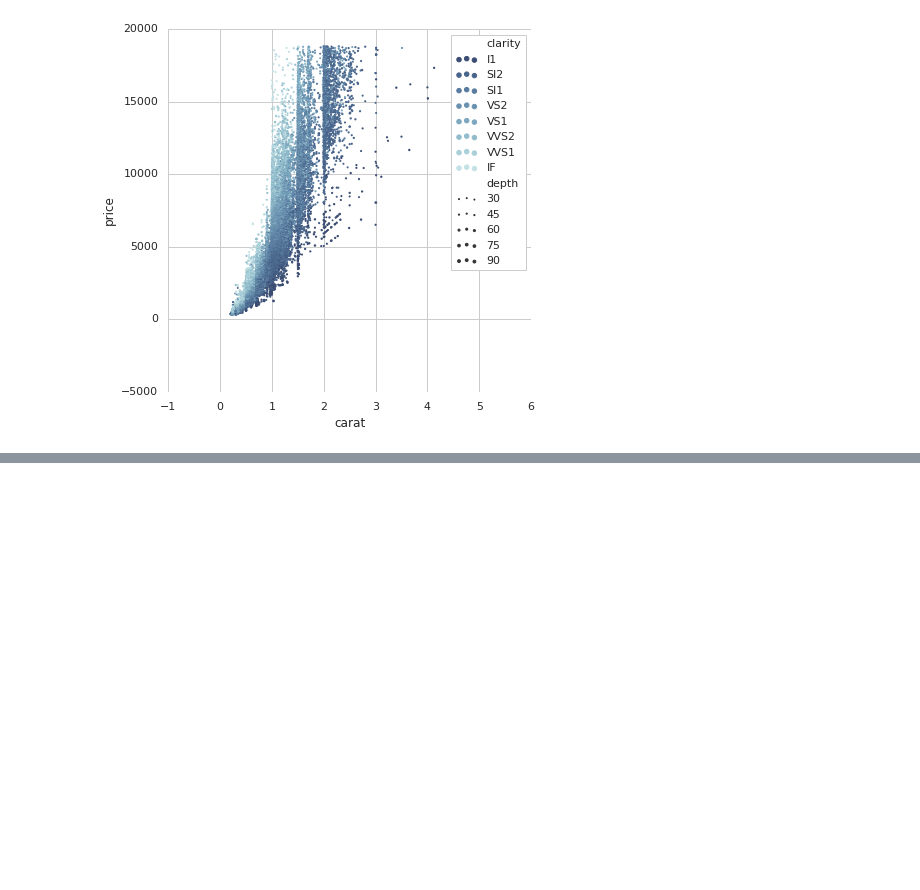
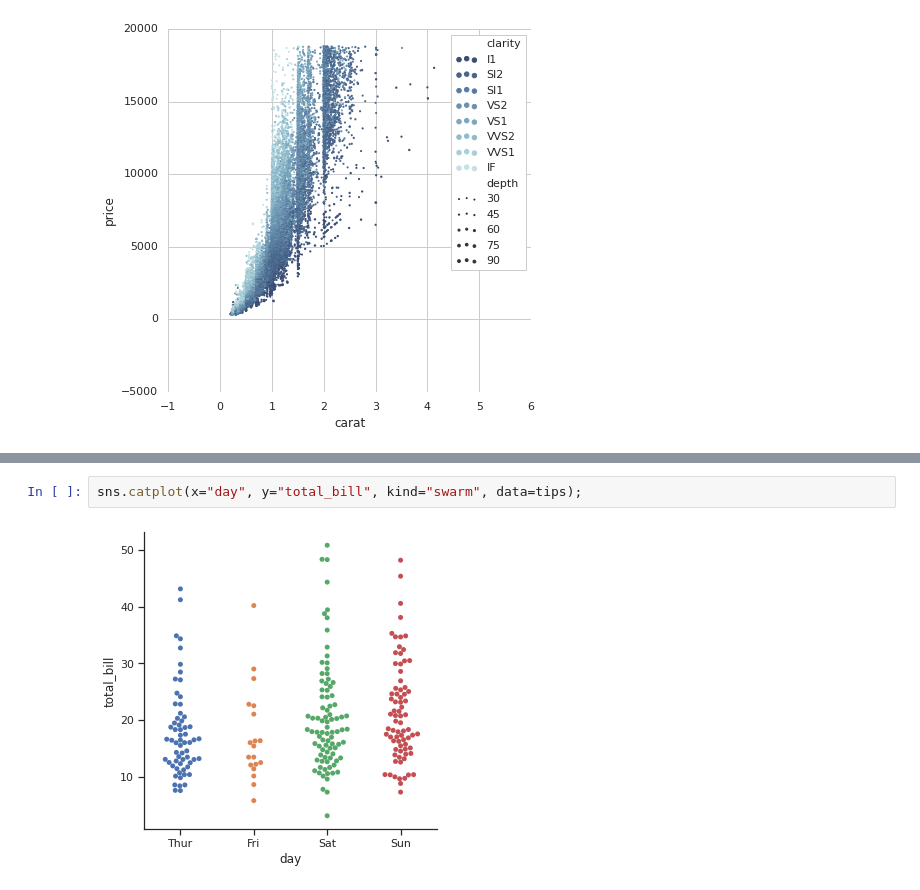
Before and after one commit to dwtkse33/ml_GoogleColab, a Jupyter notebook: seaborn_practice.ipynb, the cells around one changed output, grey strips where cells are left out. Saved outputs shown, nothing was run; the diff lists cells and outputs as text; blank space fills up the shorter version.

```diff
--- a/seaborn_practice.ipynb
+++ b/seaborn_practice.ipynb
@@ -50,0 +66,4 @@ sns.scatterplot(x="carat", y="price",
+# %%
+sns.catplot(x="day", y="total_bill", kind="swarm", data=tips);
+# %% [output]
+[figure, added]
```
Also changed, not shown: parts of 19 cells of this notebook.
